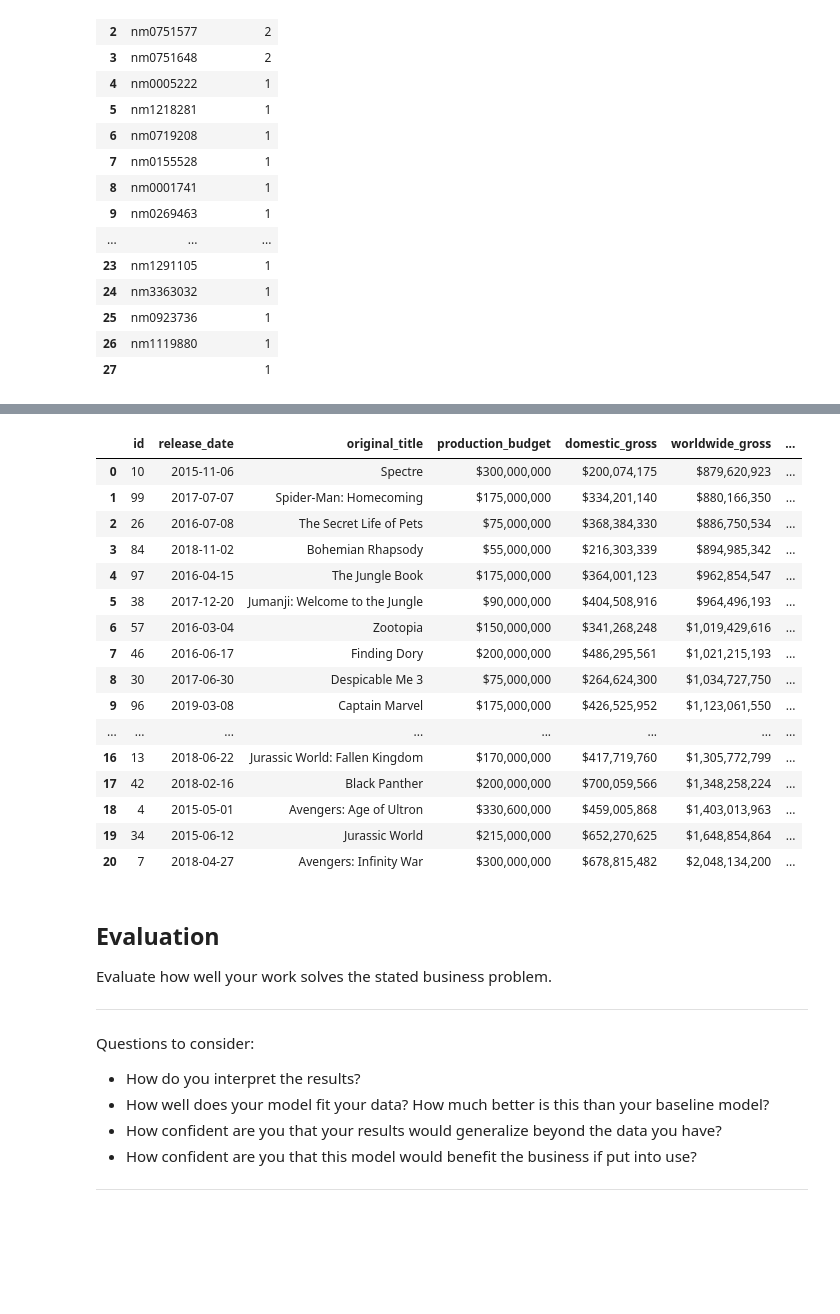
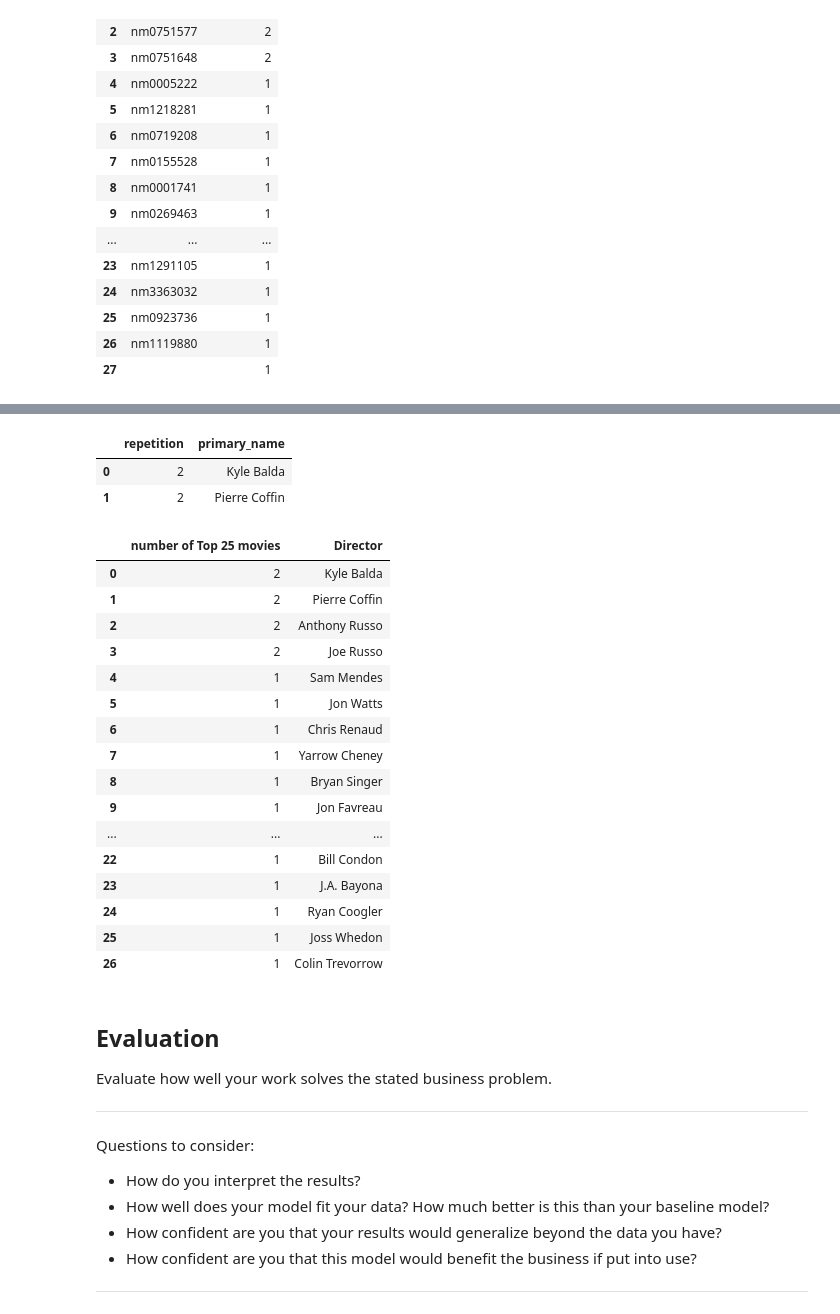
Before and after one commit to arecai/ari_first_attem, a Jupyter notebook: dsc-phase1-project-template.ipynb, the cells around one changed output, grey strips where cells are left out. Cells and saved outputs as stored; diff of their text form; code cells hidden in the pictures; blank space fills up the shorter version.

```diff
--- a/dsc-phase1-project-template.ipynb
+++ b/dsc-phase1-project-template.ipynb
@@ -1487,5 +1459,5 @@ df_directors
 # %%
 gross_director_4  = pd.merge(df_directors,
                               imdb_names,
-                              on=['tconst'],
+                              on=['nconst'],
                               how='inner')
@@ -1562,23 +1464,31 @@ gross_director_3 = pd.merge(gross_director_2,
-# %%
-gross_director
-# %% [output]
-|  | id | release_date | original_title | production_budget | domestic_gross | worldwide_gross | ... |
-| 0 | 10 | 2015-11-06 | Spectre | $300,000,000 | $200,074,175 | $879,620,923 | ... |
-| 1 | 99 | 2017-07-07 | Spider-Man: Homecoming | $175,000,000 | $334,201,140 | $880,166,350 | ... |
-| 2 | 26 | 2016-07-08 | The Secret Life of Pets | $75,000,000 | $368,384,330 | $886,750,534 | ... |
-| 3 | 84 | 2018-11-02 | Bohemian Rhapsody | $55,000,000 | $216,303,339 | $894,985,342 | ... |
-| 4 | 97 | 2016-04-15 | The Jungle Book | $175,000,000 | $364,001,123 | $962,854,547 | ... |
-| 5 | 38 | 2017-12-20 | Jumanji: Welcome to the Jungle | $90,000,000 | $404,508,916 | $964,496,193 | ... |
-| 6 | 57 | 2016-03-04 | Zootopia | $150,000,000 | $341,268,248 | $1,019,429,616 | ... |
-| 7 | 46 | 2016-06-17 | Finding Dory | $200,000,000 | $486,295,561 | $1,021,215,193 | ... |
-| 8 | 30 | 2017-06-30 | Despicable Me 3 | $75,000,000 | $264,624,300 | $1,034,727,750 | ... |
-| 9 | 96 | 2019-03-08 | Captain Marvel | $175,000,000 | $426,525,952 | $1,123,061,550 | ... |
-| ... | ... | ... | ... | ... | ... | ... | ... |
-| 16 | 13 | 2018-06-22 | Jurassic World: Fallen Kingdom | $170,000,000 | $417,719,760 | $1,305,772,799 | ... |
-| 17 | 42 | 2018-02-16 | Black Panther | $200,000,000 | $700,059,566 | $1,348,258,224 | ... |
-| 18 | 4 | 2015-05-01 | Avengers: Age of Ultron | $330,600,000 | $459,005,868 | $1,403,013,963 | ... |
-| 19 | 34 | 2015-06-12 | Jurassic World | $215,000,000 | $652,270,625 | $1,648,854,864 | ... |
-| 20 | 7 | 2018-04-27 | Avengers: Infinity War | $300,000,000 | $678,815,482 | $2,048,134,200 | ... |
+# %%
+gross_director_5 = gross_director_4.drop(['nconst','birth_year', 'death_year','primary_profession', 'known_for_titles'], axis = 1)
+gross_director_5.head(2)
+# %% [output]
+|  | repetition | primary_name |
+| 0 | 2 | Kyle Balda |
+| 1 | 2 | Pierre Coffin |
+# %%
+gross_director_5 = gross_director_5.rename(columns={'primary_name': 'Director', 'repetition' : 'number of Top 25 movies'})
+gross_director_5
+# %% [output]
+|  | number of Top 25 movies | Director |
+| 0 | 2 | Kyle Balda |
+| 1 | 2 | Pierre Coffin |
+| 2 | 2 | Anthony Russo |
+| 3 | 2 | Joe Russo |
+| 4 | 1 | Sam Mendes |
+| 5 | 1 | Jon Watts |
+| 6 | 1 | Chris Renaud |
+| 7 | 1 | Yarrow Cheney |
+| 8 | 1 | Bryan Singer |
+| 9 | 1 | Jon Favreau |
+| ... | ... | ... |
+| 22 | 1 | Bill Condon |
+| 23 | 1 | J.A. Bayona |
+| 24 | 1 | Ryan Coogler |
+| 25 | 1 | Joss Whedon |
+| 26 | 1 | Colin Trevorrow |
 # %% [markdown]
 ## Evaluation
 Evaluate how well your work solves the stated business problem.
```
Also changed, not shown: parts of 22 cells of this notebook.
